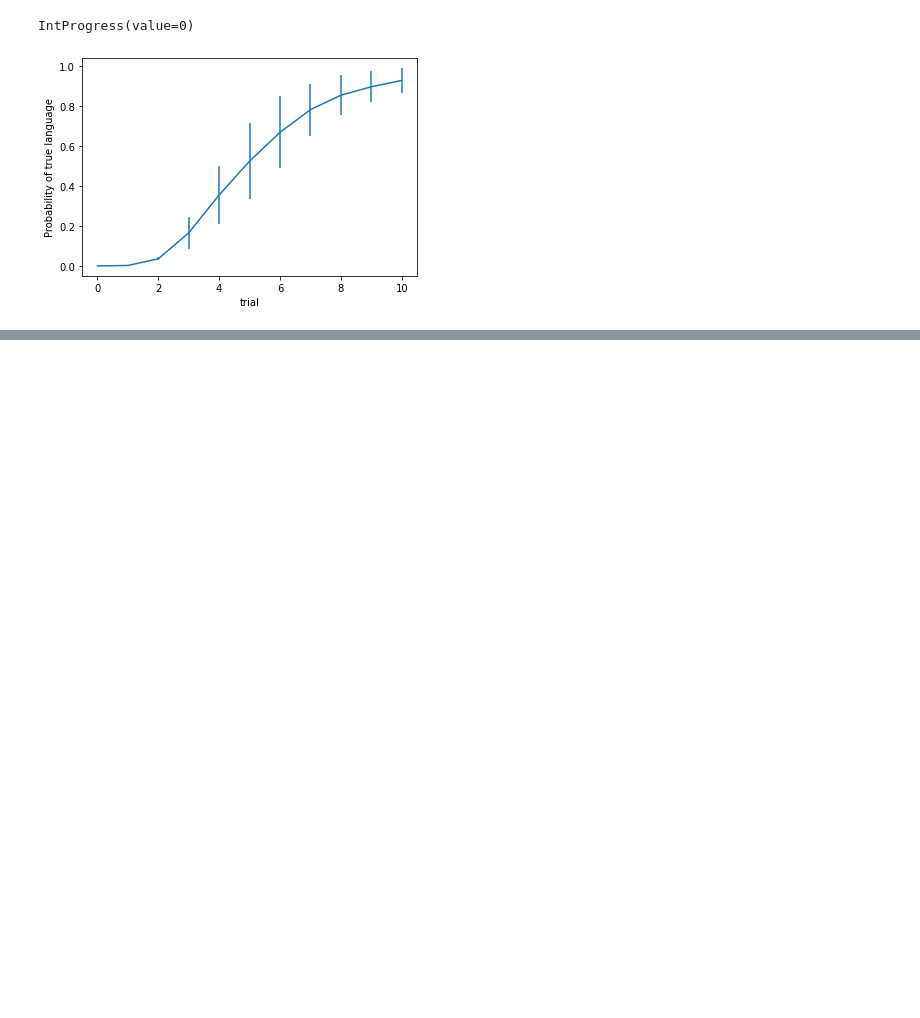
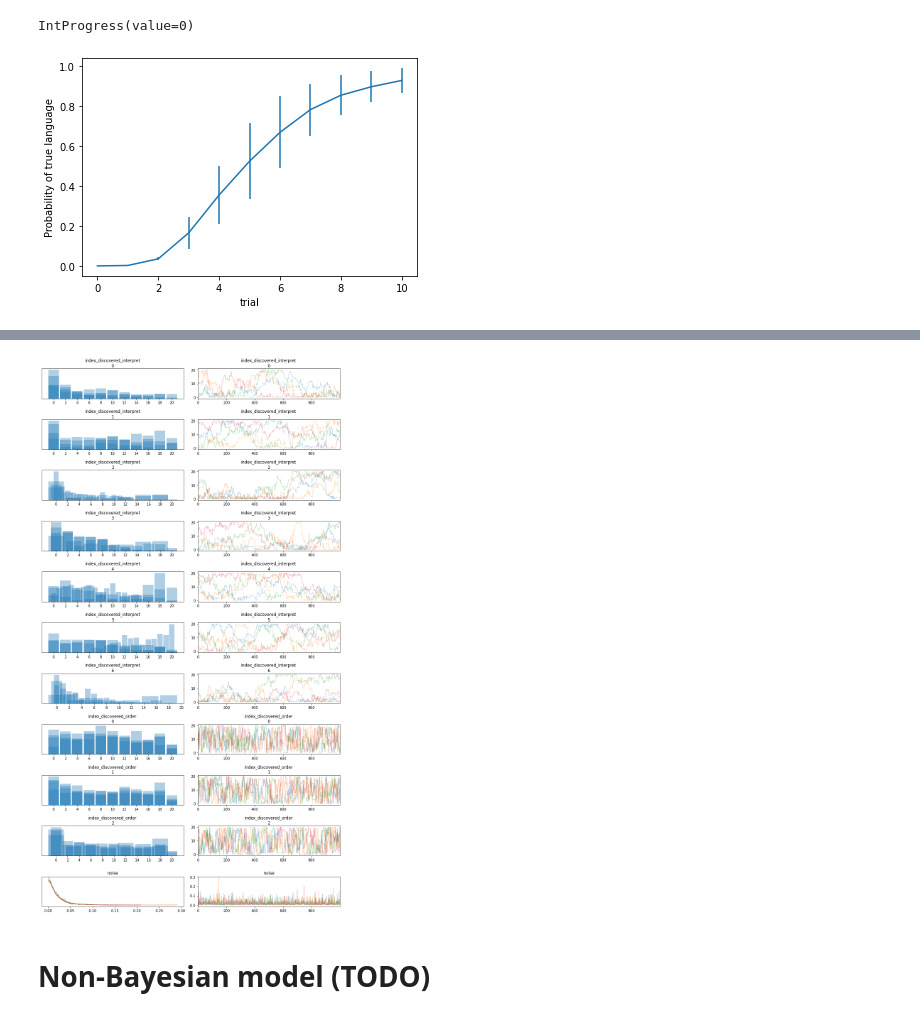
Before and after one commit to thelogicalgrammar/joint_learning, a Jupyter notebook: model/basicmodel.ipynb, the cells around one changed output, grey strips where cells are left out. Cells and saved outputs as stored; diff of their text form; code cells hidden in the pictures; blank space fills up the shorter version.

```diff
--- a/model/basicmodel.ipynb
+++ b/model/basicmodel.ipynb
@@ -429,0 +718,37 @@ plt.show()
+# %%
+index_true_language = (2,3)
+n_trials = 20
+
+trials_arange = np.arange(n_trials)
+
+# True interpretation function
+true_interpret = language_interpret[index_true_language[0]]
+# True word order
+true_order = word_orders[index_true_language[1]]
+
+trials = generate_trials(
+    lang=languages[index_true_language],
+    n=n_trials,
+    scenes=scenes,
+    n_scenes_trial=4
+)
+
+# indices_scenes_trials contains the four scenes' indices
+# seen in each trial
+# (trial, 4)
+# utterances_trials containg the three signals
+# observed in each trial
+# (trial, 3)
+_, indices_scenes_trials, utterances_trials = trials
+# %%
+history_states, history_choices = run_experiment(
+    trials,
+    interpret_prior,
+    word_order_prior,
+    negative_evidence=False
+)
+
+# go from the actual chosen scenes to their indices
+history_choices_indices = np.argwhere(
+    indices_scenes_trials == np.array(history_choices)[:,None]
+)[:,1]
@@ -429,0 +840,3 @@ plt.show()
+# %%
+with model:
+    samples = pm.sample(return_inferencedata=True)
@@ -429,0 +854,8 @@ plt.show()
+# %%
+az.plot_trace(samples,compact=False)
+plt.tight_layout()
+plt.show()
+# %% [output]
+[figure, added]
+# %% [markdown]
+# Non-Bayesian model (TODO)
```
Also changed, not shown: parts of 47 cells of this notebook.
